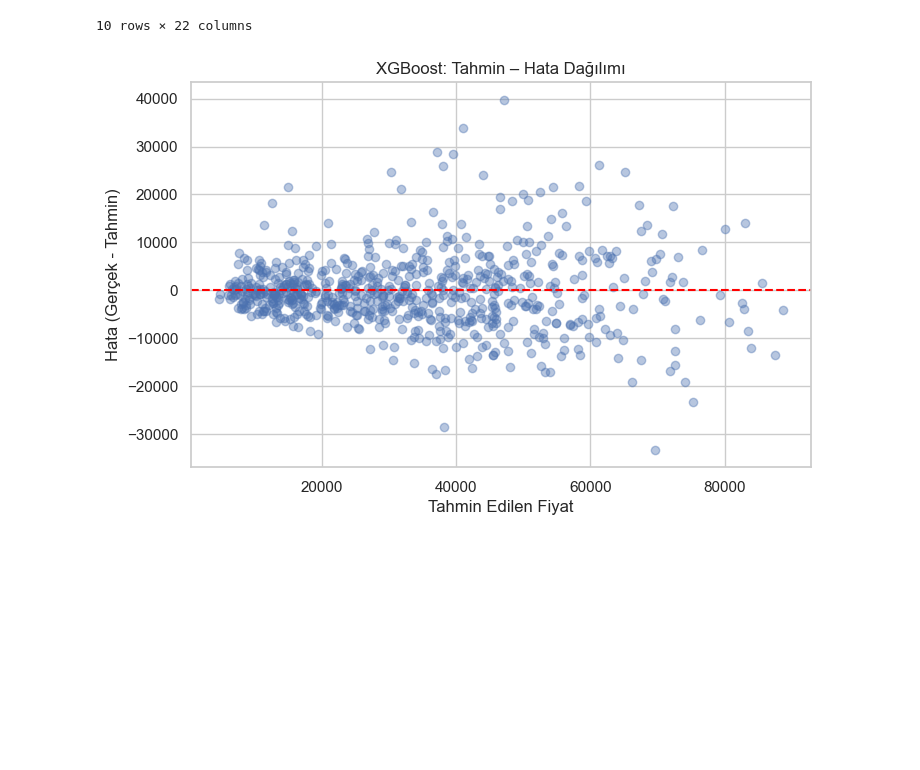
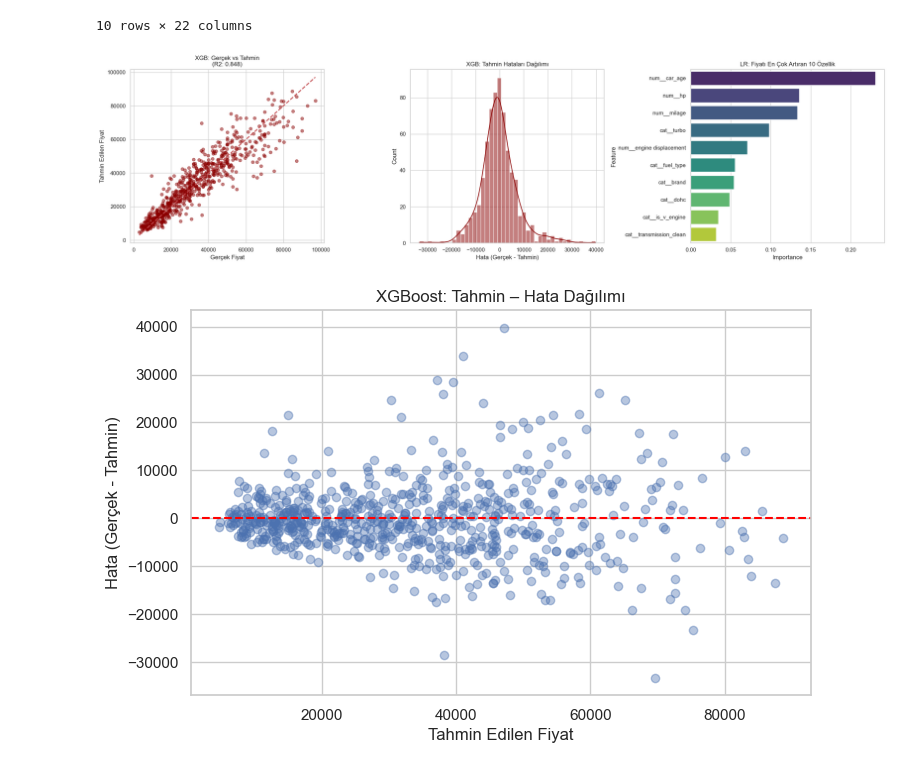
Before and after one commit to emirozger/car-price-prediction-ml, a Jupyter notebook: train.ipynb, the cells around one changed output. Drawn from its saved outputs; the diff is of its cells as text; code cells hidden in the pictures; blank space fills up the shorter version.

Commit message:
refactor plots

```diff
--- a/train.ipynb
+++ b/train.ipynb
@@ -890,4 +892,56 @@ OPTUNA XGB MAE: 5452.748046875
 | 2355 | 51000 | 20 | 394.000000 | 4.2 | 2550.000000 | 29 | 1 | ... |
 | 2336 | 51000 | 18 | 480.000000 | 3.6 | 2833.333333 | 38 | 1 | ... |
 10 rows × 22 columns
+# %%
+fig, ax = plt.subplots(1, 3, figsize=(22, 6))
+
+# 1) Gerçek vs Tahmin
+ax[0].scatter(y_test, y_pred_xgb, alpha=0.5, color='darkred')
+ax[0].plot(
+    [y_test.min(), y_test.max()],
+    [y_test.min(), y_test.max()],
+    'r--',
+    lw=2
+)
+ax[0].set_title(f"XGB: Gerçek vs Tahmin\n(R2: {r2_score(y_test, y_pred_xgb):.3f})")
+ax[0].set_xlabel("Gerçek Fiyat")
+ax[0].set_ylabel("Tahmin Edilen Fiyat")
+
+# 2) Hata Dağılımı
+sns.histplot(
+    y_test - y_pred_xgb,
+    kde=True,
+    ax=ax[1],
+    color='darkred'
+)
+ax[1].set_title("XGB: Tahmin Hataları Dağılımı")
+ax[1].set_xlabel("Hata (Gerçek - Tahmin)")
+
+# 3) Feature Importance
+xgb_importances = best_xgb_model.named_steps['regressor'].feature_importances_
+xgb_features = best_xgb_model.named_steps['preprocessor'].get_feature_names_out()
+
+xgb_imp_df = (
+    pd.DataFrame({
+        'Feature': xgb_features,
+        'Importance': xgb_importances
+    })
+    .sort_values(by='Importance', ascending=False)
+    .head(10)
+)
+
+sns.barplot(
+    x='Importance',
+    y='Feature',
+    hue='Feature',
+    data=xgb_imp_df,
+    palette='viridis',
+    legend=False
+)
+ax[2].set_title("LR: Fiyatı En Çok Artıran 10 Özellik")
+
+plt.tight_layout()
+plt.show()
+# %% [output]
+[figure, added]
 # %%
```
Also changed, not shown: parts of 4 cells of this notebook.
